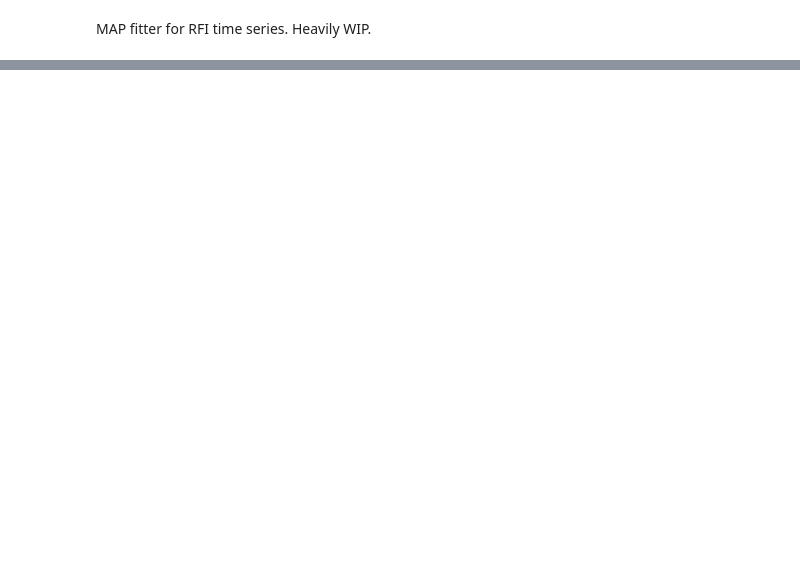
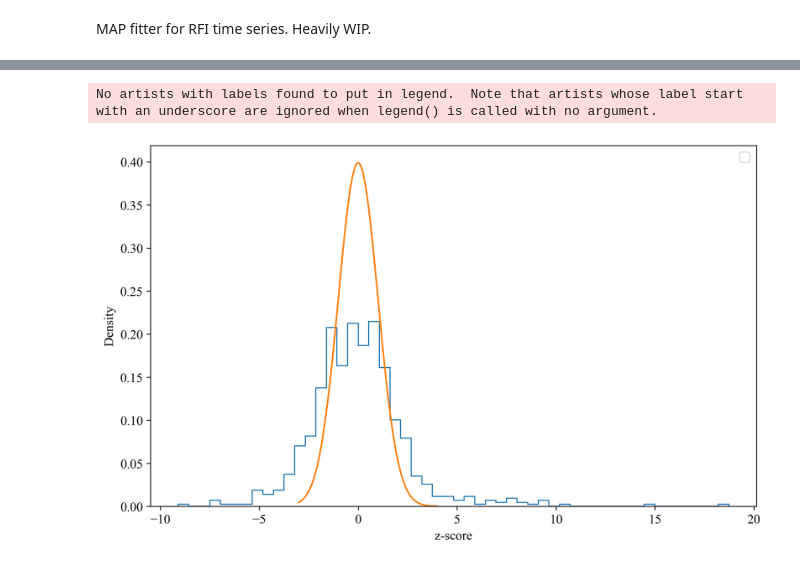
Before and after one commit to baron-de-montblanc/rfi_characterization, a Jupyter notebook: notebooks/mapper.ipynb, the cells around one changed output, grey strips where cells are left out. Drawn from its saved outputs; the diff is of its cells as text; code cells hidden in the pictures; blank space fills up the shorter version.

```diff
--- a/notebooks/mapper.ipynb
+++ b/notebooks/mapper.ipynb
@@ -538,16 +624,19 @@ plt.show()
 # %%
-z_scores = (padded_amp - rcos_model(smooth_time, *rcos_fit, show='background'))/(np.sqrt((4/np.pi-1)/N_bl/N_freq)*rcos_model(smooth_time, *rcos_fit, show='background'))
+z_scores = (padded_amp - rcos_model(smooth_time, *rcos_fit, show='all'))/(np.sqrt((4/np.pi-1)/N_bl/N_freq)*rcos_model(smooth_time, *rcos_fit, show='background'))
 z_scores = z_scores[np.isfinite(z_scores)]
 
 x = np.linspace(-3, 4, 1000)
 
 
 plt.figure(figsize=(10, 6), dpi=300)
 plt.xlabel("z-score")
 #plt.plot(smooth_time*60*24, rcos_model(smooth_time, *rcos_fit, show='emit'), color='orange', alpha=1, label = 'Emissions')
 plt.ylabel("Density")
 plt.hist(z_scores, bins='auto', histtype='step', density=True)
 plt.plot(x, np.exp(-x**2/2)/np.sqrt(2*np.pi))
-plt.yscale('log')
+plt.yscale('linear')
 plt.legend()
 plt.show()
+# %% [output]
+No artists with labels found to put in legend.  Note that artists whose label start with an underscore are ignored when legend() is called with no argument.
+[figure, added]
```
Also changed, not shown: parts of 6 cells of this notebook.
